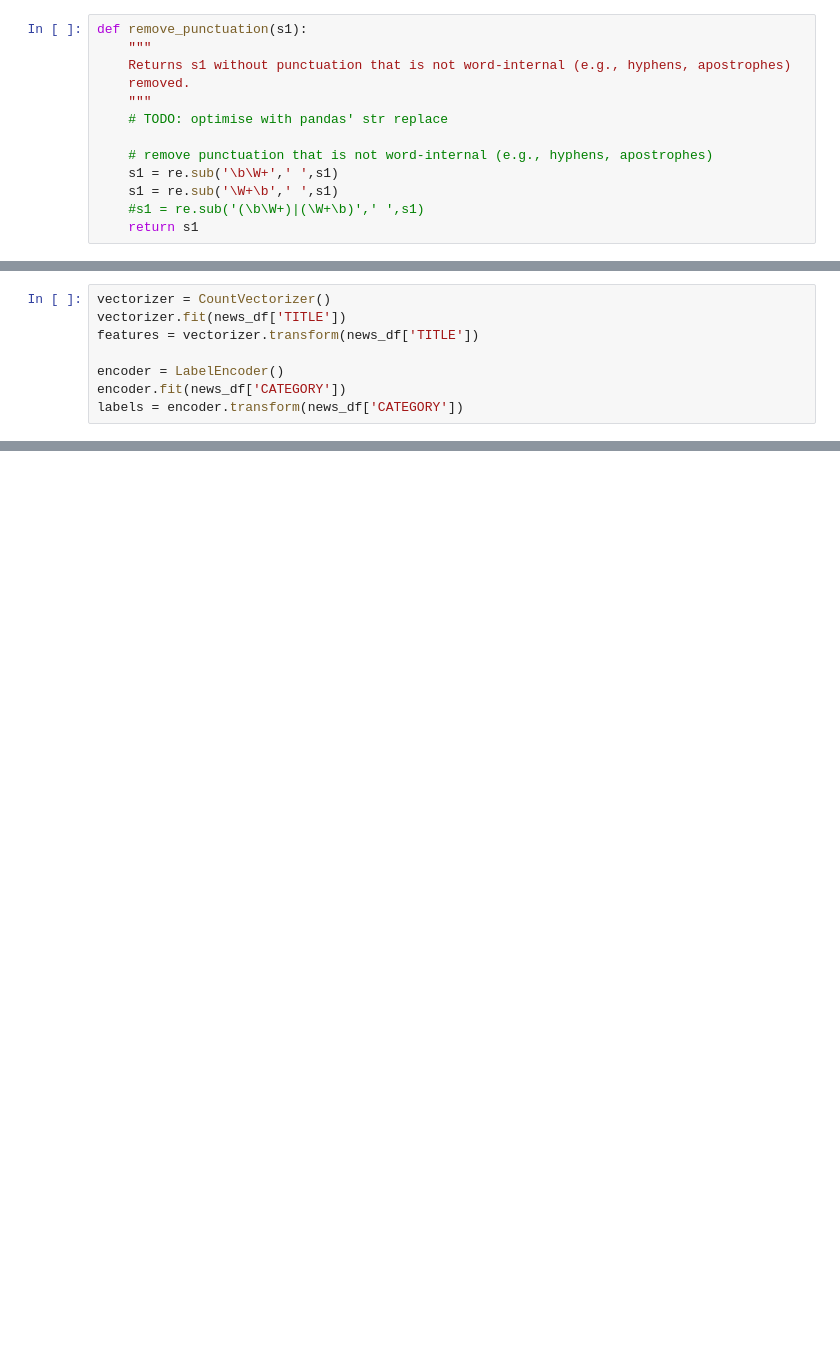
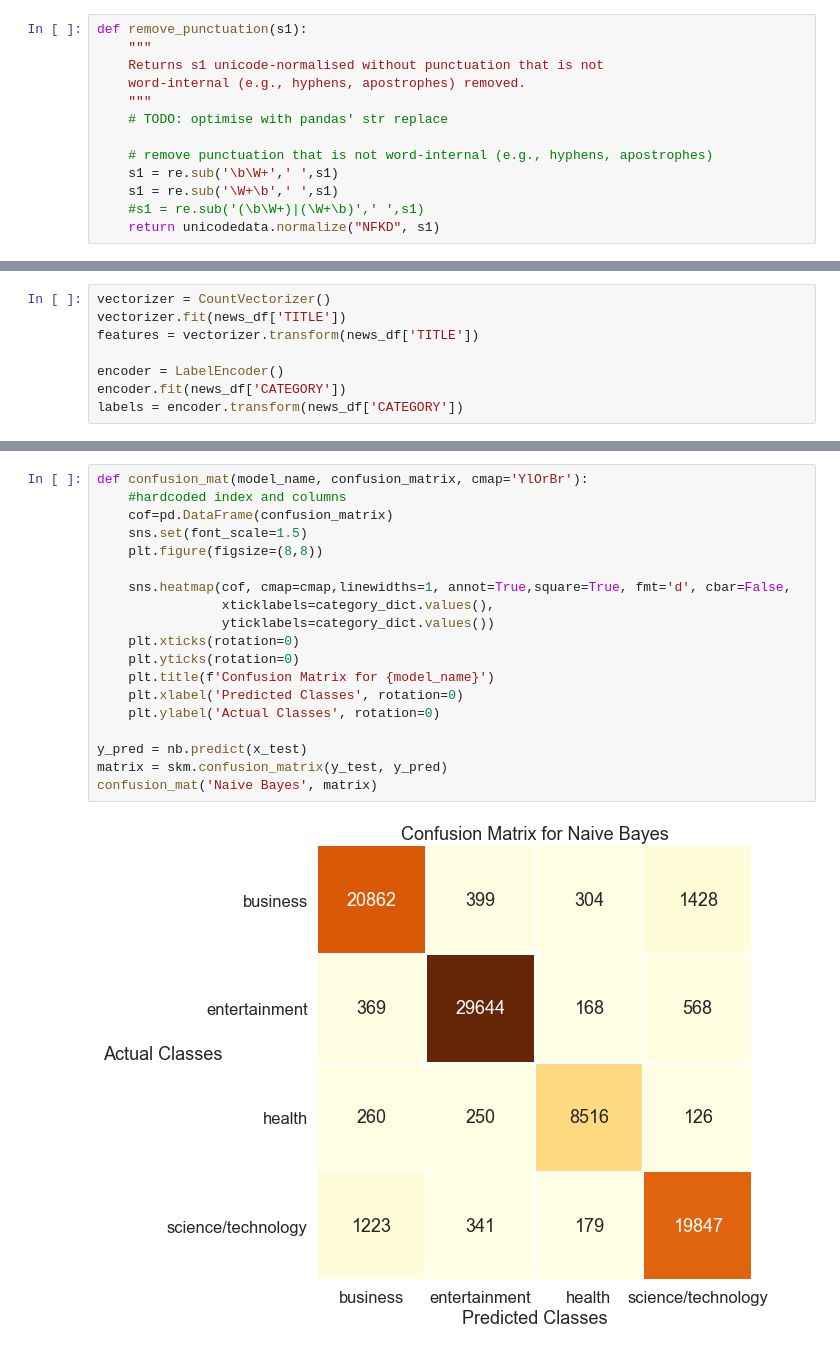
Before and after one commit to jonjau/msa, a Jupyter notebook: news-categorizer.ipynb, the cells around one changed output, grey strips where cells are left out. Cells and saved outputs as stored; diff of their text form; blank space fills up the shorter version.

```diff
--- a/news-categorizer.ipynb
+++ b/news-categorizer.ipynb
@@ -62,8 +77,8 @@ def remove_stopwords(s1):
 # %%
 def remove_punctuation(s1):
     """
-    Returns s1 without punctuation that is not word-internal (e.g., hyphens, apostrophes)
-    removed.
+    Returns s1 unicode-normalised without punctuation that is not
+    word-internal (e.g., hyphens, apostrophes) removed.
     """
     # TODO: optimise with pandas' str replace
 
@@ -71,7 +86,7 @@ def remove_punctuation(s1):
     s1 = re.sub('\b\W+',' ',s1)
     s1 = re.sub('\W+\b',' ',s1)
     #s1 = re.sub('(\b\W+)|(\W+\b)',' ',s1)
-    return s1
+    return unicodedata.normalize("NFKD", s1)
 # %%
 news_df['TITLE'] = news_df['TITLE'].str.lower()
 news_df['TITLE'] = news_df['TITLE'].apply(remove_punctuation)
@@ -99,0 +139,21 @@ nb.score(x_test, y_test)
+# %%
+def confusion_mat(model_name, confusion_matrix, cmap='YlOrBr'):
+    #hardcoded index and columns
+    cof=pd.DataFrame(confusion_matrix)
+    sns.set(font_scale=1.5)
+    plt.figure(figsize=(8,8))
+
+    sns.heatmap(cof, cmap=cmap,linewidths=1, annot=True,square=True, fmt='d', cbar=False,
+                xticklabels=category_dict.values(),
+                yticklabels=category_dict.values())
+    plt.xticks(rotation=0)
+    plt.yticks(rotation=0)
+    plt.title(f'Confusion Matrix for {model_name}')
+    plt.xlabel('Predicted Classes', rotation=0)
+    plt.ylabel('Actual Classes', rotation=0)
+
+y_pred = nb.predict(x_test)
+matrix = skm.confusion_matrix(y_test, y_pred)
+confusion_mat('Naive Bayes', matrix)
+# %% [output]
+[figure, added]
```
Also changed, not shown: parts of 18 cells of this notebook.
